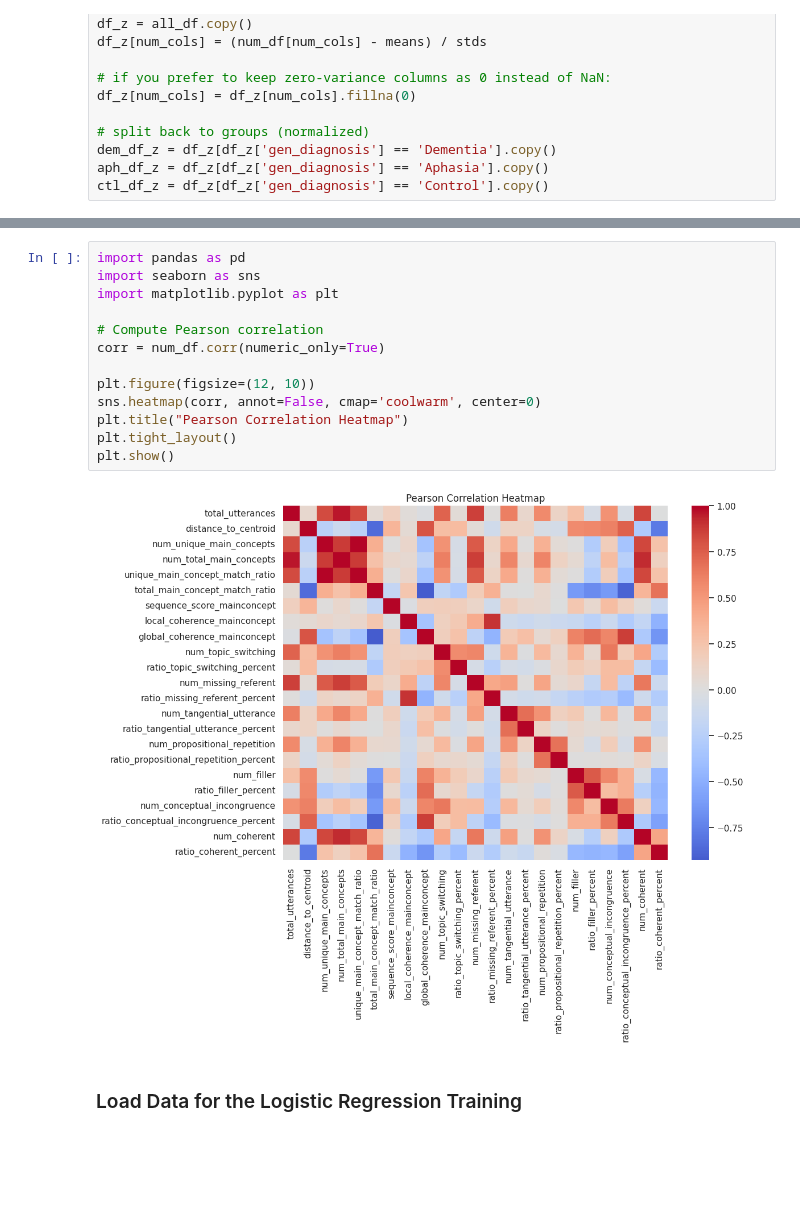
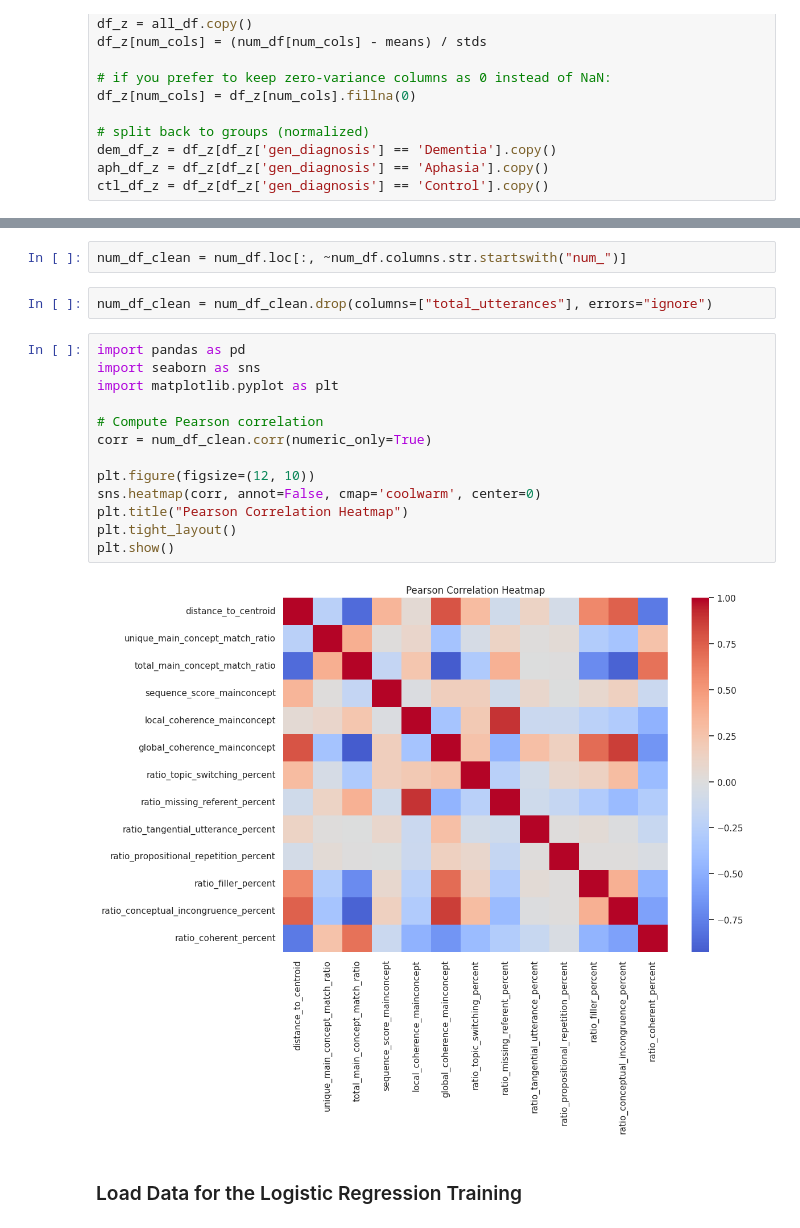
Before and after one commit to cassielee04/automated-main-concept-analysis, a Jupyter notebook: notebooks/aphasia_dementia_controls_ml_ratios.ipynb, the cells around one changed output, grey strips where cells are left out. Saved outputs shown, nothing was run; the diff lists cells and outputs as text; blank space fills up the shorter version.

```diff
--- a/notebooks/aphasia_dementia_controls_ml_ratios.ipynb
+++ b/notebooks/aphasia_dementia_controls_ml_ratios.ipynb
@@ -472,18 +472,22 @@ for i in range(0, len(num_cols), plots_per_row):
+# %%
+num_df_clean = num_df.loc[:, ~num_df.columns.str.startswith("num_")]
+# %%
+num_df_clean = num_df_clean.drop(columns=["total_utterances"], errors="ignore")
 # %%
 import pandas as pd
 import seaborn as sns
 import matplotlib.pyplot as plt
 
 # Compute Pearson correlation
-corr = num_df.corr(numeric_only=True)
+corr = num_df_clean.corr(numeric_only=True)
 
 plt.figure(figsize=(12, 10))
 sns.heatmap(corr, annot=False, cmap='coolwarm', center=0)
 plt.title("Pearson Correlation Heatmap")
 plt.tight_layout()
 plt.show()
 # %% [output]
-[figure, old version]
+[figure, new version]
 # %% [markdown]
 ### Load Data for the Logistic Regression Training
 # %%
```
Also changed, not shown: parts of 17 cells of this notebook, 50 other files.
